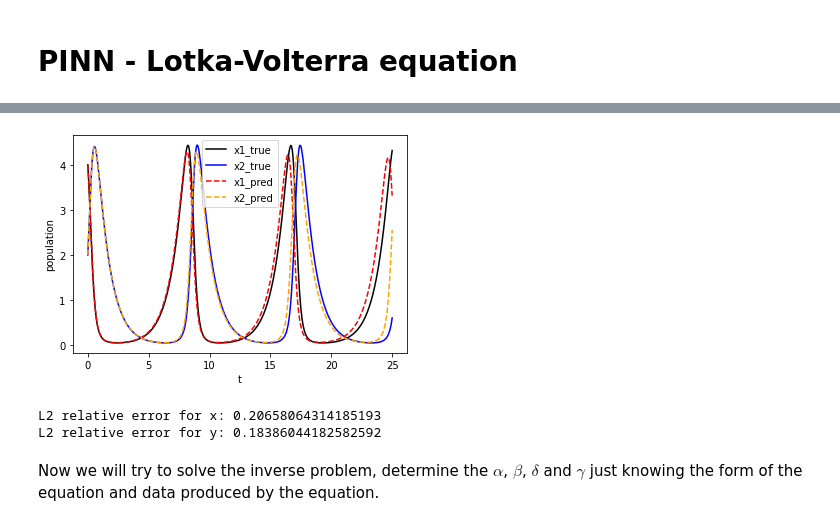
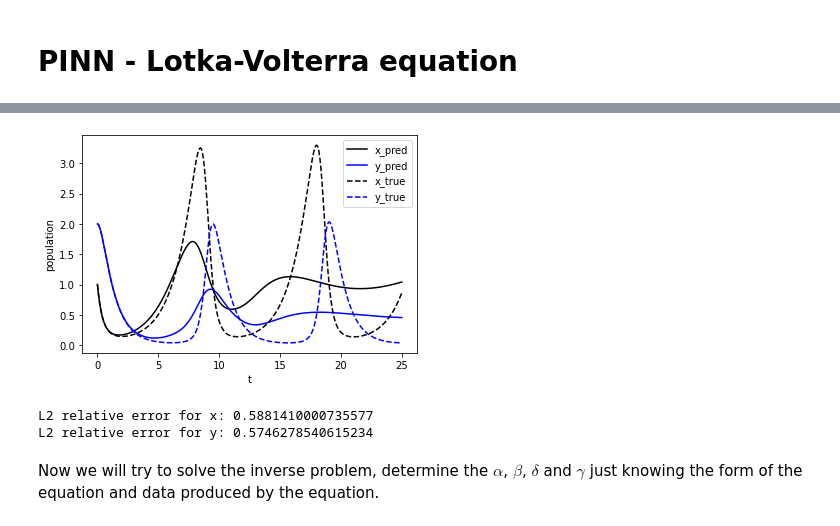
Before and after one commit to emilhaugstvedt/PINN, a Jupyter notebook: PINN_LotkaVolterra.ipynb, the cells around one changed output, grey strips where cells are left out. Cells and saved outputs as stored; diff of their text form; code cells hidden in the pictures.

```diff
--- a/PINN_LotkaVolterra.ipynb
+++ b/PINN_LotkaVolterra.ipynb
@@ -171,0 +61,8 @@ Saving test data to /Users/emilhaugstvedt/Desktop/DTU/DeepLearning/PINN/test.dat
+# %%
+# Solve the equation:
+sol = integrate.solve_ivp(derivatives, (0, T), ic, t_eval=t)
+
+# Extract solution:
+x_true, y_true = sol.y
+x_true = x_true.reshape(-1, 1)
+y_true = y_true.reshape(-1, 1)
@@ -171,0 +129,9 @@ Saving test data to /Users/emilhaugstvedt/Desktop/DTU/DeepLearning/PINN/test.dat
+# %%
+# Create the equation:
+data = dde.data.PDE(geom, ode_system, [ic1, ic2], num_samples, num_boundary, num_test=300)
+# %%
+# Define and create the neural network:
+layer_size = [1] + [32] * 4 + [2]
+activation = "tanh"
+initializer = "Glorot normal"
+net = dde.maps.FNN(layer_size, activation, initializer)
@@ -171,0 +141,7 @@ Saving test data to /Users/emilhaugstvedt/Desktop/DTU/DeepLearning/PINN/test.dat
+# %%
+# Training:
+model.compile("adam", lr=0.00001, loss_weights= [10, 10, 1, 1])
+losshistory, train_state = model.train(epochs=4000, display_every= 1000)
+
+#model.compile("L-BFGS")
+#losshistory, train_state = model.train()
@@ -172,23 +179,19 @@ Saving test data to /Users/emilhaugstvedt/Desktop/DTU/DeepLearning/PINN/test.dat
 # %%
 # Plot the two solutions in the same plot:
-x1_true, x2_true = sol.y
-x1_true = x1_true.reshape(num_samples, 1)
-x2_true = x2_true.reshape(num_samples, 1)
-plt.plot(t, x1_true, color="black", label="x1_true")
-plt.plot(t, x2_true, color="blue", label="x2_true")
-
 t = t.reshape(num_samples, 1)
 sol_pred = model.predict(t)
-x1_pred = sol_pred[:, 0:1]
-x2_pred = sol_pred[:, 1:2]
+x_pred = sol_pred[:, 0:1]
+y_pred = sol_pred[:, 1:2]
 
 plt.xlabel("t")
 plt.ylabel("population")
-plt.plot(t, x1_pred, color="red", linestyle="dashed", label="x1_pred")
-plt.plot(t, x2_pred, color="orange", linestyle="dashed", label="x2_pred")
+plt.plot(t, x_pred, color="black", label="x_pred")
+plt.plot(t, y_pred, color="blue", label="y_pred")
+plt.plot(t, x_true, color="black", label="x_true", linestyle="dashed")
+plt.plot(t, y_true, color="blue", label="y_true", linestyle="dashed")
 plt.legend()
 plt.show()
 
-print("L2 relative error for x:", dde.metrics.l2_relative_error(x1_true, x1_pred))
-print("L2 relative error for y:", dde.metrics.l2_relative_error(x2_true, x2_pred))
+print("L2 relative error for x:", dde.metrics.l2_relative_error(x_true, x_pred))
+print("L2 relative error for y:", dde.metrics.l2_relative_error(y_true, y_pred))
 # %% [output]
@@ -196,6 +199,6 @@ print("L2 relative error for y:", dde.metrics.l2_relative_error(x2_true, x2_pred
-[figure, old version]
+[figure, new version]
-L2 relative error for x: 0.20658064314185193
-L2 relative error for y: 0.18386044182582592
+L2 relative error for x: 0.5881410000735577
+L2 relative error for y: 0.5746278540615234
 # %% [markdown]
 Now we will try to solve the inverse problem, determine the $\alpha$, $\beta$, $\delta$ and $\gamma$ just knowing the form of the equation and data produced by the equation.
 # %%
```
Also changed, not shown: parts of 26 cells of this notebook, 7 other files.
